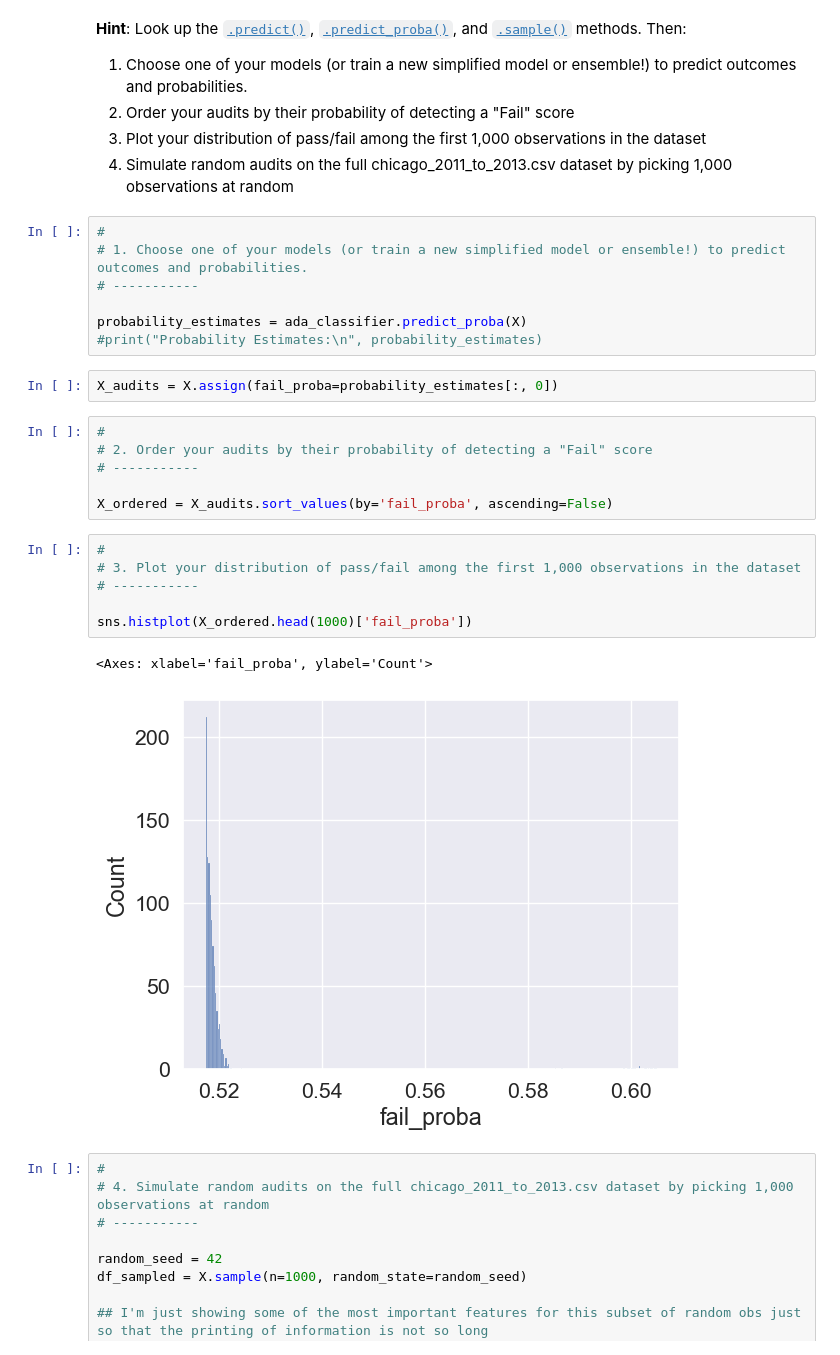
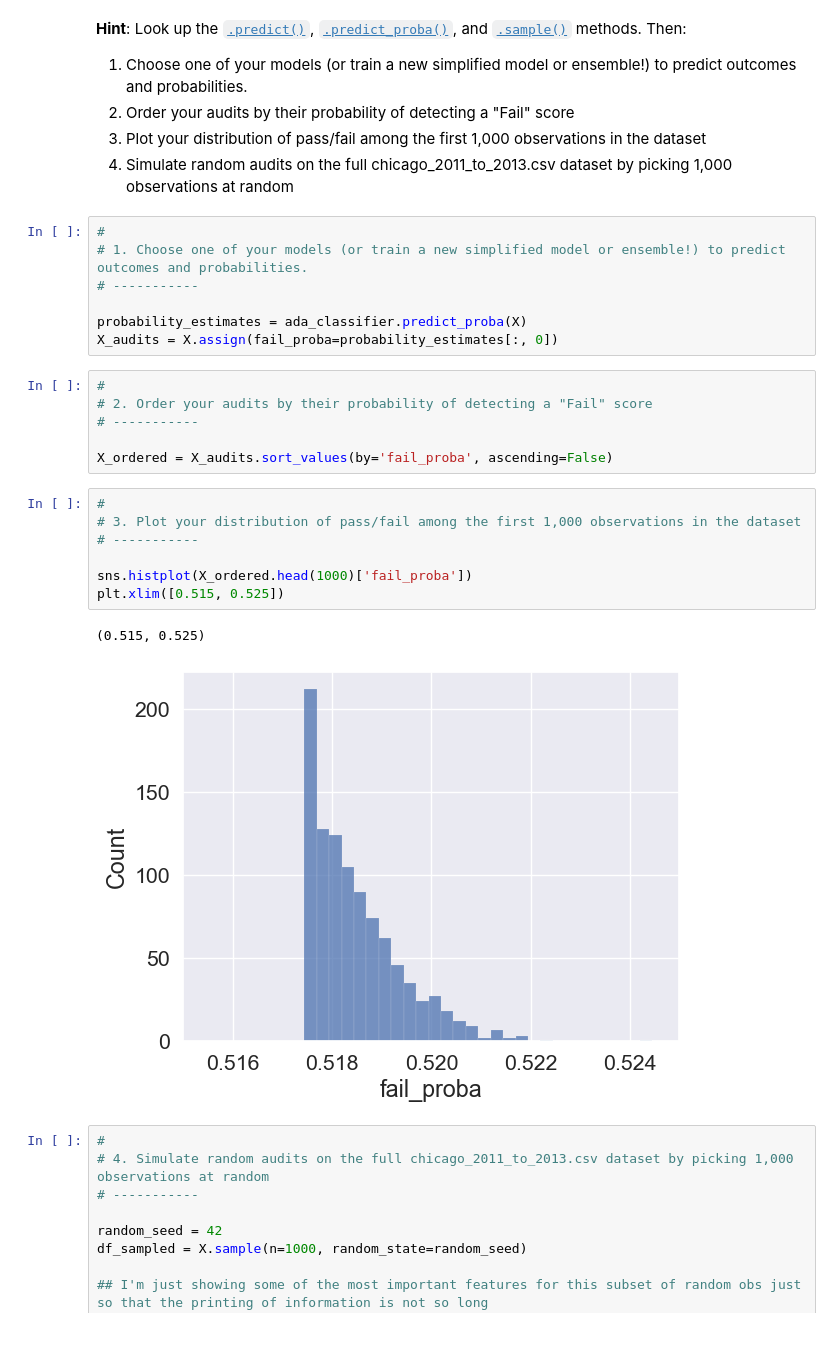
Before and after one commit to brendasciepura/Computational-Social-Science-Projects, a Jupyter notebook: Project 3/Project 3 Students.ipynb, the cells around one changed output. Drawn from its saved outputs; the diff is of its cells as text.

```diff
--- a/Project 3/Project 3 Students.ipynb
+++ b/Project 3/Project 3 Students.ipynb
@@ -571,9 +575,7 @@ One interesting feature to look at would be who is doing the inspection, and whe
 # -----------
 
 probability_estimates = ada_classifier.predict_proba(X)
-#print("Probability Estimates:\n", probability_estimates)
+X_audits = X.assign(fail_proba=probability_estimates[:, 0])
-# %%
-X_audits = X.assign(fail_proba=probability_estimates[:, 0])
 # %%
 #
 # 2. Order your audits by their probability of detecting a "Fail" score
@@ -583,12 +585,13 @@ X_ordered = X_audits.sort_values(by='fail_proba', ascending=False)
 # %%
 #
 # 3. Plot your distribution of pass/fail among the first 1,000 observations in the dataset
 # -----------
 
 sns.histplot(X_ordered.head(1000)['fail_proba'])
+plt.xlim([0.515, 0.525])
 # %% [output]
-<Axes: xlabel='fail_proba', ylabel='Count'>
+(0.515, 0.525)
-[figure, old version]
+[figure, new version]
 # %%
 #
 # 4. Simulate random audits on the full chicago_2011_to_2013.csv dataset by picking 1,000 observations at random
```
Also changed, not shown: parts of 7 cells of this notebook.
